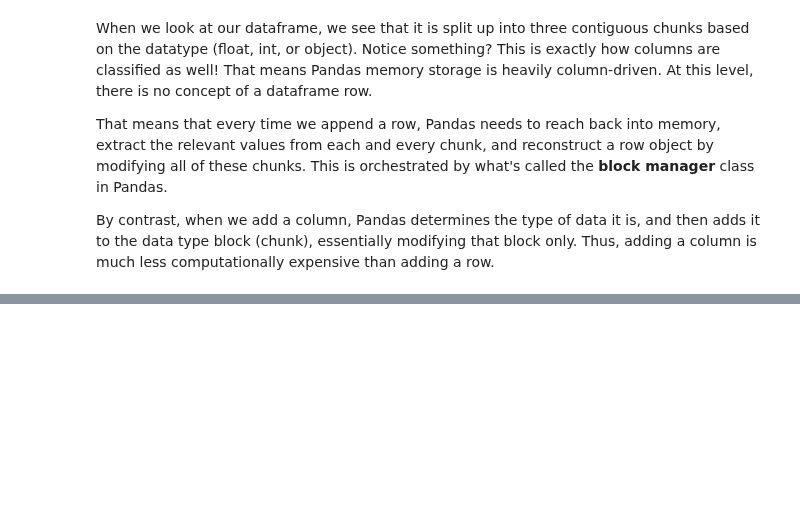
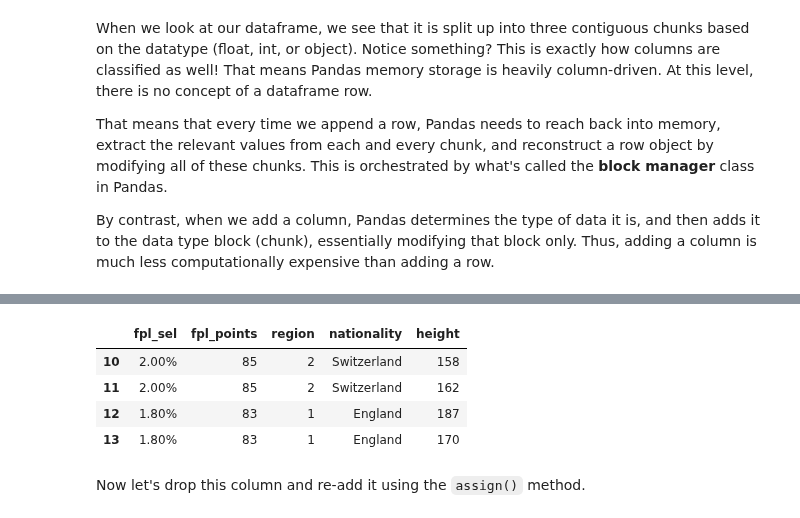
Before and after one commit to jgabunilas/pandas-bootcamp, a Jupyter notebook: Section5_DataFrames_in_Depth/Section5_DataFrames_in_Depth.ipynb, the cells around one changed output, grey strips where cells are left out. Cells and saved outputs as stored; diff of their text form; code cells hidden in the pictures; blank space fills up the shorter version.

```diff
--- a/Section5_DataFrames_in_Depth/Section5_DataFrames_in_Depth.ipynb
+++ b/Section5_DataFrames_in_Depth/Section5_DataFrames_in_Depth.ipynb
@@ -3194,0 +3239,14 @@ By contrast, when we add a column, Pandas determines the type of data it is, and
+# %%
+heights = [158, 162, 187, 170]
+# %%
+df_random.insert(4, "height", heights)
+# %%
+df_random
+# %% [output]
+|  | fpl_sel | fpl_points | region | nationality | height |
+| 10 | 2.00% | 85 | 2 | Switzerland | 158 |
+| 11 | 2.00% | 85 | 2 | Switzerland | 162 |
+| 12 | 1.80% | 83 | 1 | England | 187 |
+| 13 | 1.80% | 83 | 1 | England | 170 |
+# %% [markdown]
+Now let's drop this column and re-add it using the `assign()` method.
```
Also changed, not shown: parts of 29 cells of this notebook, 1 other file.
